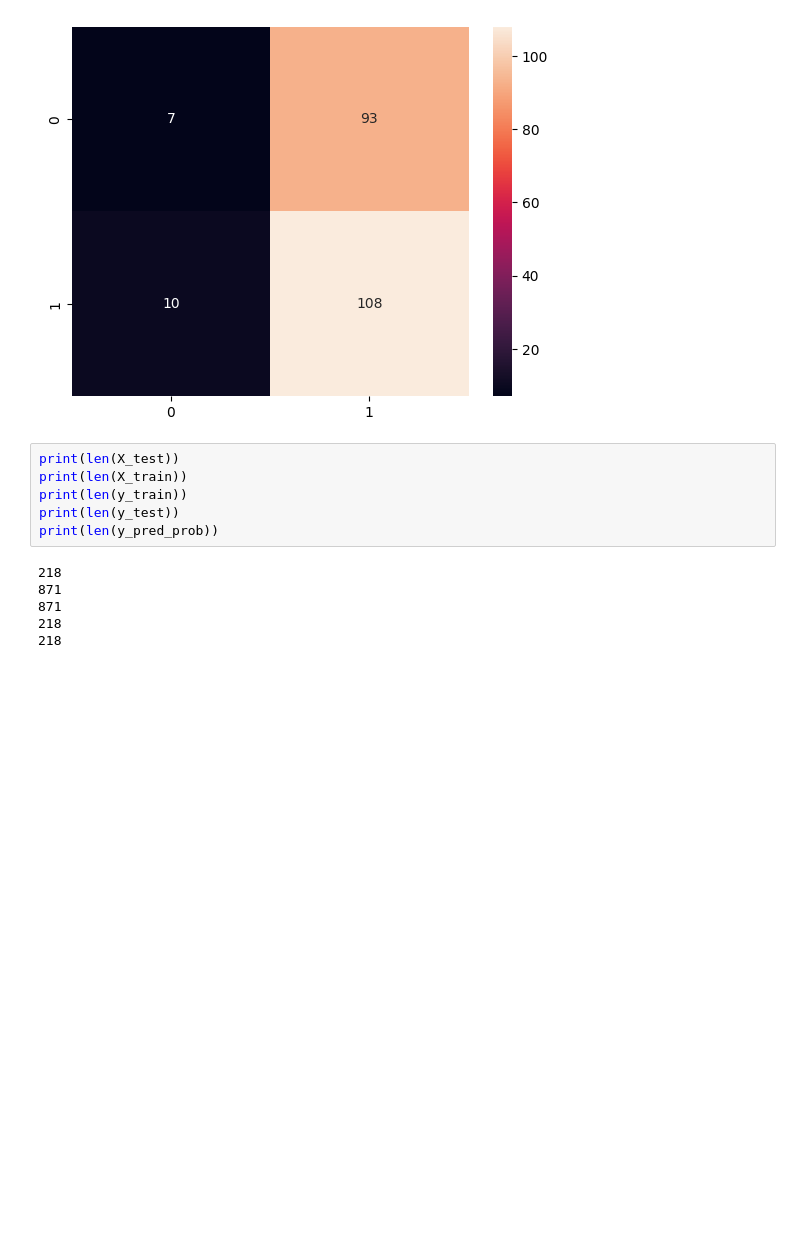
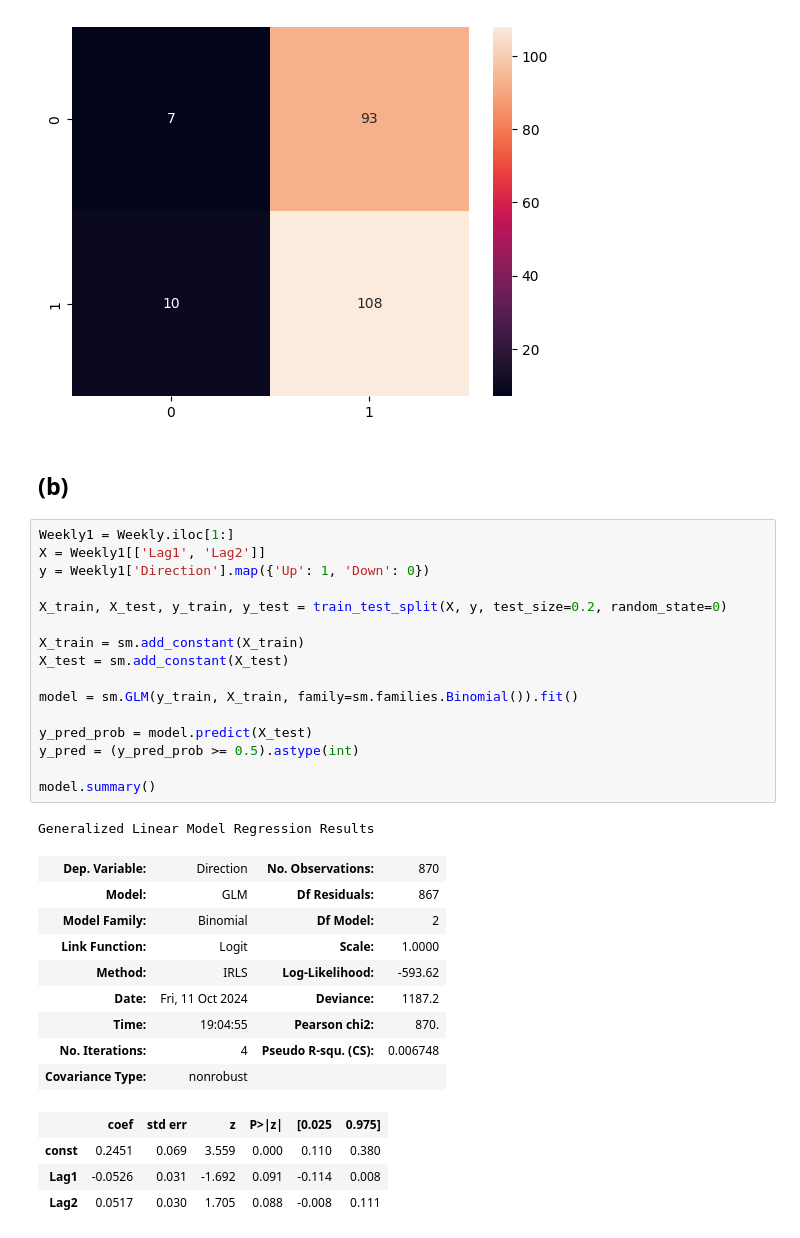
Before and after one commit to woooocoder/machine-learning, a Jupyter notebook: hw4/hw4.ipynb, the cells around one changed output. Drawn from its saved outputs; the diff is of its cells as text; blank space fills up the shorter version.

```diff
--- a/hw4/hw4.ipynb
+++ b/hw4/hw4.ipynb
@@ -216,15 +231,36 @@ sns.heatmap(matrix, annot=True, fmt='d')
 plt.show()
 # %% [output]
 [figure]
-# %%
-print(len(X_test))
-print(len(X_train))
-print(len(y_train))
-print(len(y_test))
-print(len(y_pred_prob))
-# %% [output]
-218
-871
-871
-218
-218
+# %% [markdown]
+## (b)
+# %%
+Weekly1 = Weekly.iloc[1:]
+X = Weekly1[['Lag1', 'Lag2']]
+y = Weekly1['Direction'].map({'Up': 1, 'Down': 0})
+
+X_train, X_test, y_train, y_test = train_test_split(X, y, test_size=0.2, random_state=0)
+
+X_train = sm.add_constant(X_train)
+X_test = sm.add_constant(X_test)
+
+model = sm.GLM(y_train, X_train, family=sm.families.Binomial()).fit()
+
+y_pred_prob = model.predict(X_test)
+y_pred = (y_pred_prob >= 0.5).astype(int)
+
+model.summary()
+# %% [output]
+Generalized Linear Model Regression Results
+| Dep. Variable: | Direction | No. Observations: | 870 |
+| Model: | GLM | Df Residuals: | 867 |
+| Model Family: | Binomial | Df Model: | 2 |
+| Link Function: | Logit | Scale: | 1.0000 |
+| Method: | IRLS | Log-Likelihood: | -593.62 |
+| Date: | Fri, 11 Oct 2024 | Deviance: | 1187.2 |
+| Time: | 19:04:55 | Pearson chi2: | 870. |
+| No. Iterations: | 4 | Pseudo R-squ. (CS): | 0.006748 |
+| Covariance Type: | nonrobust |  |  |
+|  | coef | std err | z | P>|z| | [0.025 | 0.975] |
+| const | 0.2451 | 0.069 | 3.559 | 0.000 | 0.110 | 0.380 |
+| Lag1 | -0.0526 | 0.031 | -1.692 | 0.091 | -0.114 | 0.008 |
+| Lag2 | 0.0517 | 0.030 | 1.705 | 0.088 | -0.008 | 0.111 |
```
Also changed, not shown: parts of 14 cells of this notebook, 1 other file.
